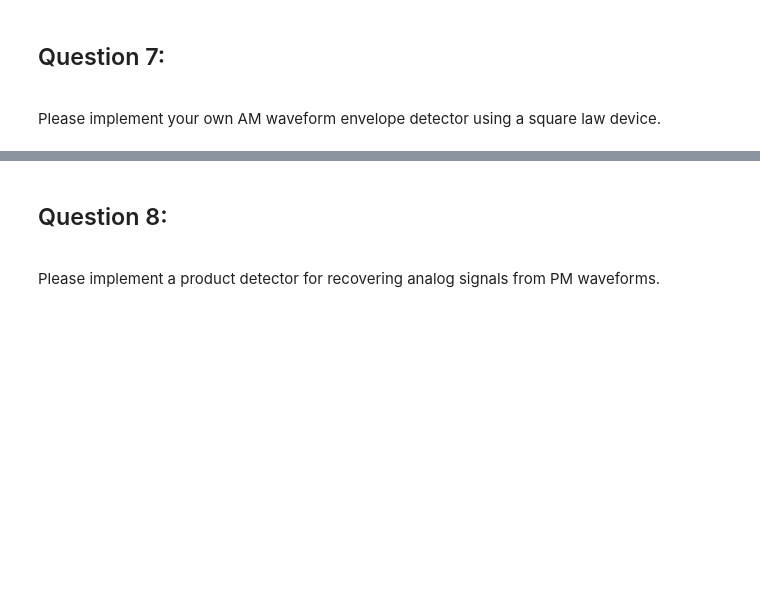
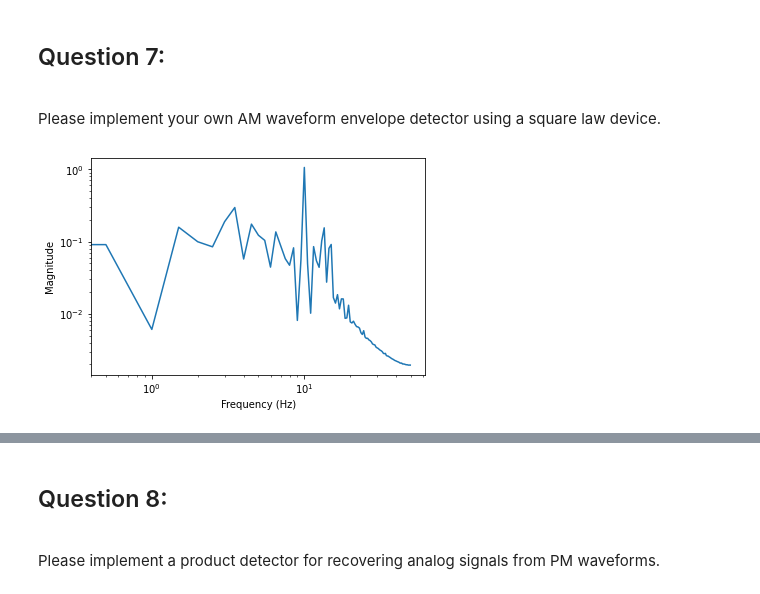
Before and after one commit to eewilliams-wpi/ECE3311_Team6, a Jupyter notebook: proj3_maya_111520.ipynb, the cells around one changed output, grey strips where cells are left out. Cells and saved outputs as stored; diff of their text form; code cells hidden in the pictures; blank space fills up the shorter version.

```diff
--- a/proj3_maya_111520.ipynb
+++ b/proj3_maya_111520.ipynb
@@ -220,6 +220,37 @@ plt.show()
 # %% [markdown]
 ## Question 7:
 <br> Please implement your own AM waveform envelope detector using a square law device.
+# %%
+#import matplotlib.pyplot
+Fs = 100
+
+def FFT_func(signal,N):
+
+    fft = np.fft.fft    # defining FFT as a variable
+
+    # frequency response of the 2 sin wave summed signal
+    f = Fs*np.arange(N/2)/N                     # freq, x-axis
+    signal_FFT = fft(signal)[0:int(N/2)]/N    # FFT of signal
+    signal_FFT[1:] = 2*signal_FFT[1:]   # taking positive side
+    signal_FFT = np.abs(signal_FFT)     # neglecting imaginary
+
+    # plot the new signal in frequency domain
+    plt.plot(f, signal_FFT) # plotting signal w/ respect to freq
+    plt.xscale('log')               # log scale x-axis
+    plt.yscale('log')               # log scale y-axis
+    plt.xlabel('Frequency (Hz)')    # x-axis, frequency in hertz
+    plt.ylabel('Magnitude')         # y-axis, magnitude of signal
+    plt.show()
+
+    return signal_FFT       # return the magnitude response
+
+# signal parameters
+#N = Fs*sample_time  # total number of points in the signal
+amwavesq = sig_am*sig_am
+# plotting the frequnecy response using the signal from #9
+mag_plot = FFT_func(amwavesq,len(amwavesq))
+# %% [output]
+[figure, added]
 # %%
 amwavesq = sig_am*sig_am
 
```
Also changed, not shown: parts of 11 cells of this notebook.
